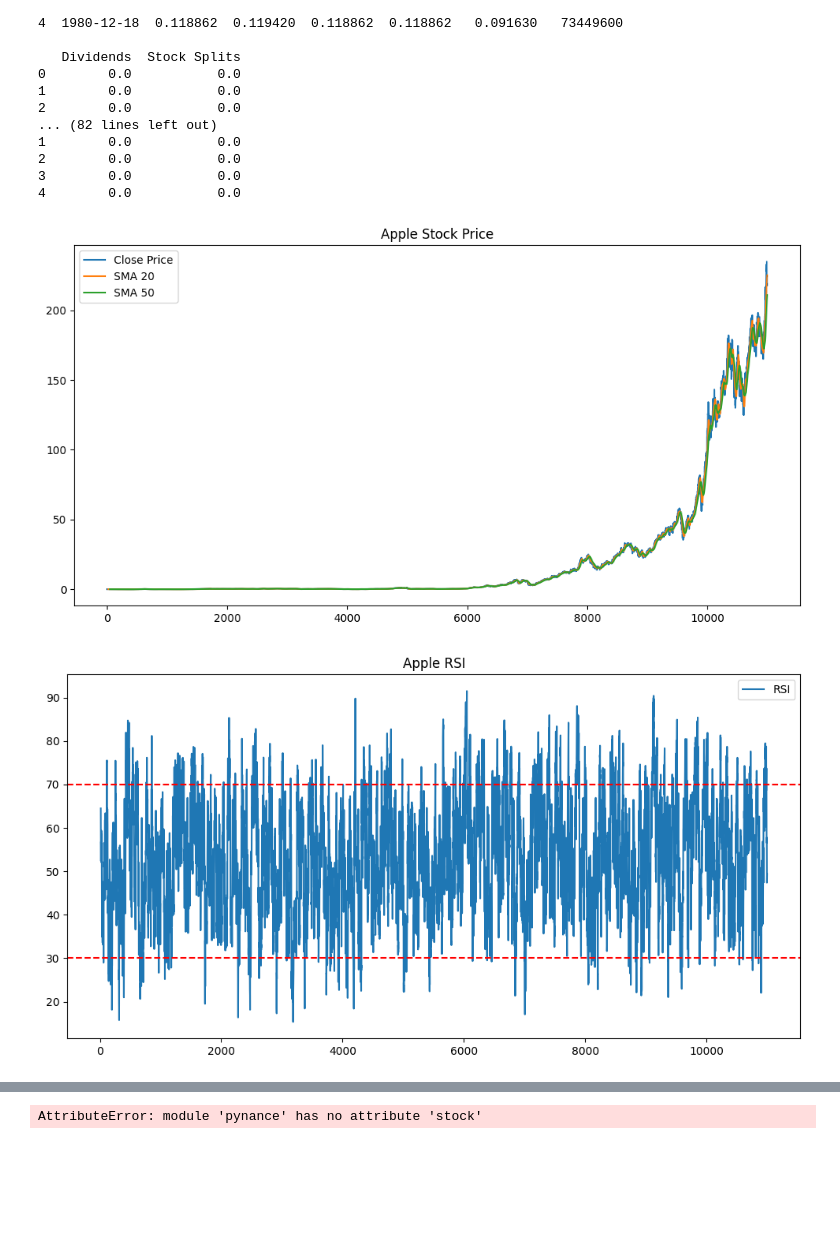
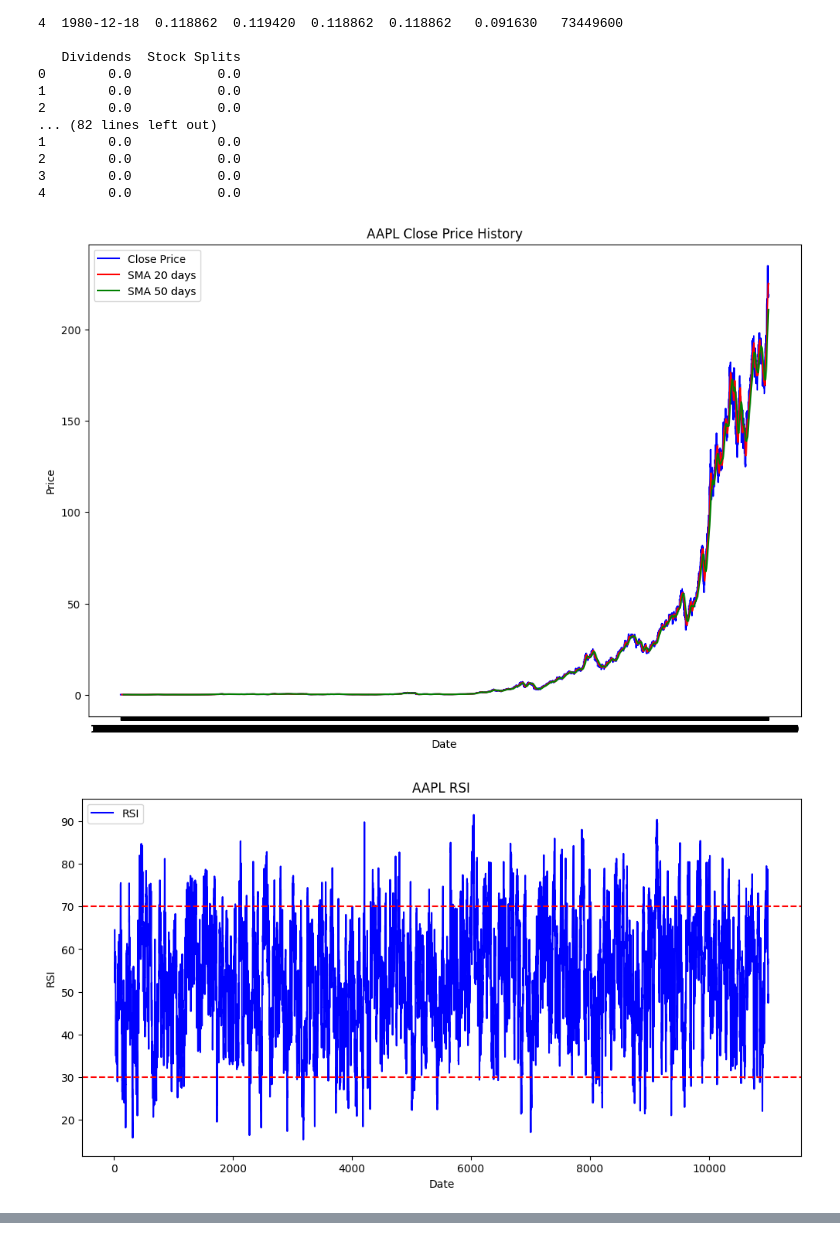
Before and after one commit to IamYunusAli/FNSPID, a Jupyter notebook: notebooks/Quantitative_analysis.ipynb, the cells around one changed output, grey strips where cells are left out. Saved outputs shown, nothing was run; the diff lists cells and outputs as text; code cells hidden in the pictures; blank space fills up the shorter version.

Commit message:
load local data/ yfince data to do SMA, RSI, MACD idicator analysis

```diff
--- a/notebooks/Quantitative_analysis.ipynb
+++ b/notebooks/Quantitative_analysis.ipynb
@@ -46,37 +46,43 @@ Apple historical data
 # %%
 # Moving averages
 AAPL['SMA_20'] = talib.SMA(AAPL['Close'], timeperiod=20)
 AAPL['SMA_50'] = talib.SMA(AAPL['Close'], timeperiod=50)
 
 # RSI
 AAPL['RSI'] = talib.RSI(AAPL['Close'], timeperiod=14)
 
 AAPL['MACD'], AAPL['MACD_SIGNAL'], AAPL['MACD_HIST'] = talib.MACD(AAPL['Close'], fastperiod=12, slowperiod=26, signalperiod=9)
 
-
-plt.figure(figsize=(12, 6))
-plt.plot(AAPL['Close'], label='Close Price')
-plt.plot(AAPL['SMA_20'], label='SMA 20')
-plt.plot(AAPL['SMA_50'], label='SMA 50')
-plt.title('Apple Stock Price')
-plt.legend()
+plt.figure(figsize=(12,8))
+plt.plot(AAPL['Date'], AAPL['Close'], label='Close Price', color = 'blue')
+plt.plot(AAPL['Date'], AAPL['SMA_20'], label='SMA 20 days', color = 'red')
+plt.plot(AAPL['Date'], AAPL['SMA_50'], label='SMA 50 days', color = 'green')
+plt.title('AAPL Close Price History')
+plt.xlabel('Date')
+plt.ylabel('Price')
+plt.legend(loc='upper left')
 plt.show()
 
 plt.figure(figsize=(12, 6))
-plt.plot(AAPL['RSI'], label='RSI')
+plt.plot(AAPL['RSI'], label='RSI', color='b')
 plt.axhline(70, color='r', linestyle='--')
 plt.axhline(30, color='r', linestyle='--')
-plt.title('Apple RSI')
-plt.legend()
+plt.title('AAPL RSI')
+plt.xlabel('Date')
+plt.ylabel('RSI')
+plt.legend(loc='upper left')
 plt.show()
 
+#MACD
 plt.figure(figsize=(12, 6))
-plt.plot(AAPL['MACD'], label='MACD')
-plt.plot(AAPL['MACD_SIGNAL'], label='MACD Signal')
-plt.bar(AAPL.index, AAPL['MACD_HIST'], label='MACD Histogram')
-plt.title('Apple MACD')
-plt.legend()
+plt.plot(AAPL['Date'], AAPL['MACD'], label='MACD', color = 'blue')
+plt.plot(AAPL['Date'], AAPL['MACD_SIGNAL'], label='SIGNAL', color = 'red')
+plt.bar(AAPL['Date'], AAPL['MACD_HIST'], label='HIST', color = 'green')
+plt.title('AAPL MACD')
+plt.xlabel('Date')
+plt.ylabel('MACD')
+plt.legend(loc='upper left')
 plt.show()
 # %% [output]
-[figure, old version]
+[figure, new version]
-[figure, old version]
+[figure, new version]
@@ -87,5 +89,0 @@ import pynance as pn
-# %%
-stock = pn.stock.get('AAPL')
-print(stock.head())
-# %% [output]
-AttributeError: module 'pynance' has no attribute 'stock'
```
Also changed, not shown: parts of 6 cells of this notebook, 1 other file.
